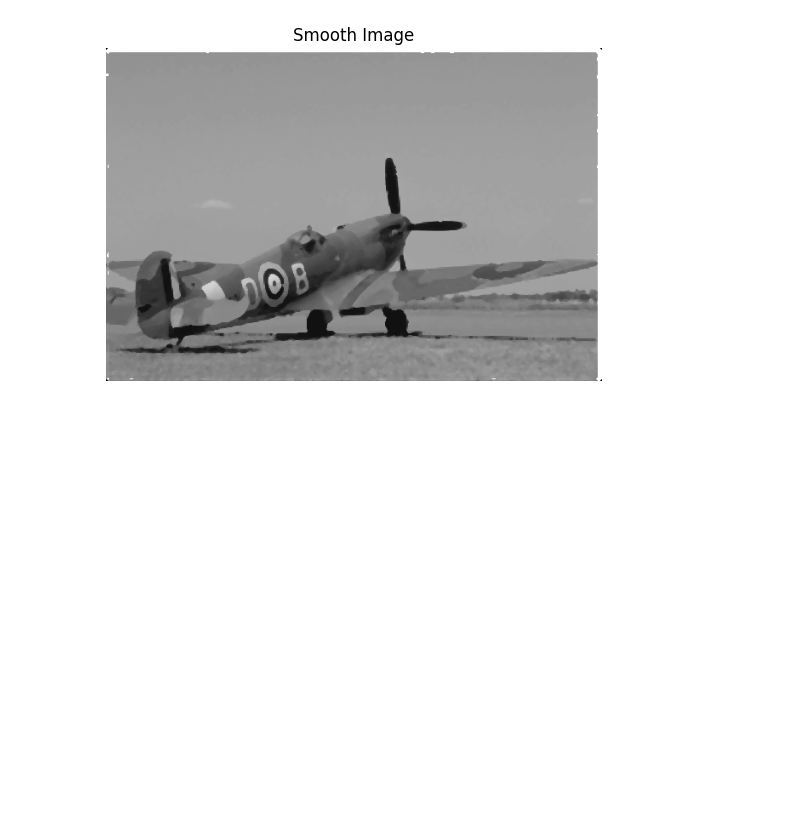
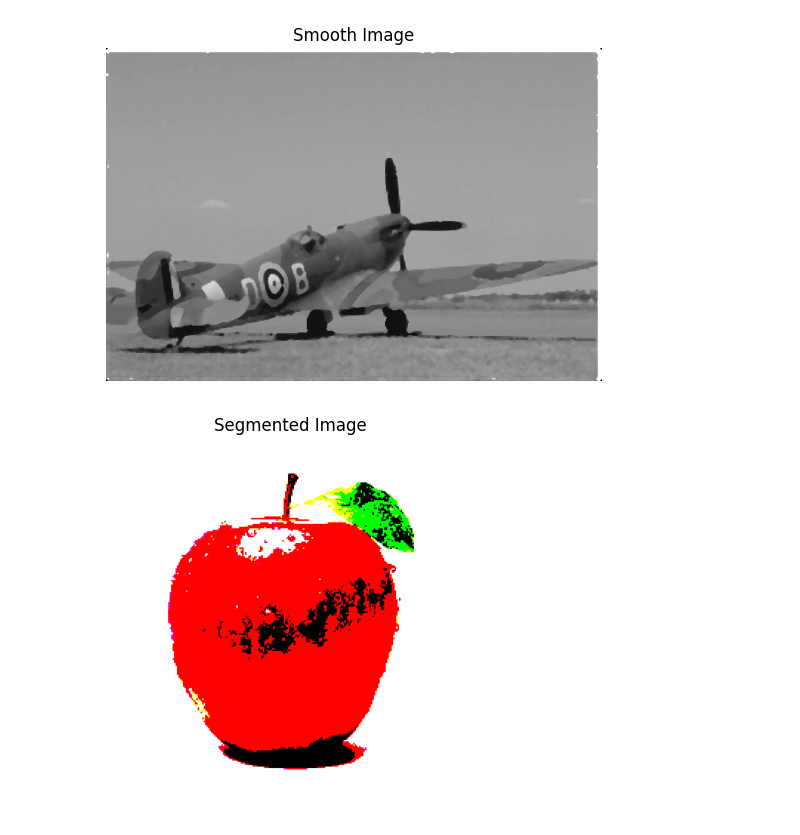
Before and after one commit to tinnimithun/tinnimithun, a Jupyter notebook: DIP_Lab_Task.ipynb, the cells around one changed output. Drawn from its saved outputs; the diff is of its cells as text; code cells hidden in the pictures; blank space fills up the shorter version.

```diff
--- a/DIP_Lab_Task.ipynb
+++ b/DIP_Lab_Task.ipynb
@@ -60,3 +60,40 @@ plt.title('Smooth Image')
 plt.show()
 # %% [output]
 [figure]
+# %%
+#5
+import cv2
+import matplotlib.pyplot as plt
+
+# Load the image
+img5 = cv2.imread('/content/DIP_Lab_task_05.jpg')
+
+# Check if the image is loaded correctly
+if img5 is None:
+    print("Error: Image not loaded. Please ensure the file path is correct.")
+else:
+    # Define the threshold value
+    threshold = 127
+
+    # Get the dimensions of the image
+    rows, cols, channels = img5.shape
+
+    # Apply the segmentation logic
+    for i in range(rows):
+        for j in range(cols):
+            for k in range(channels):
+                if img5[i, j, k] > threshold:
+                    img5[i, j, k] = 255
+                else:
+                    img5[i, j, k] = 0
+
+    # Convert BGR to RGB for correct display
+    img5_rgb = cv2.cvtColor(img5, cv2.COLOR_BGR2RGB)
+
+    # Display the segmented image
+    plt.imshow(img5_rgb)
+    plt.axis('off')
+    plt.title('Segmented Image')
+    plt.show()
+# %% [output]
+[figure, added]
```
